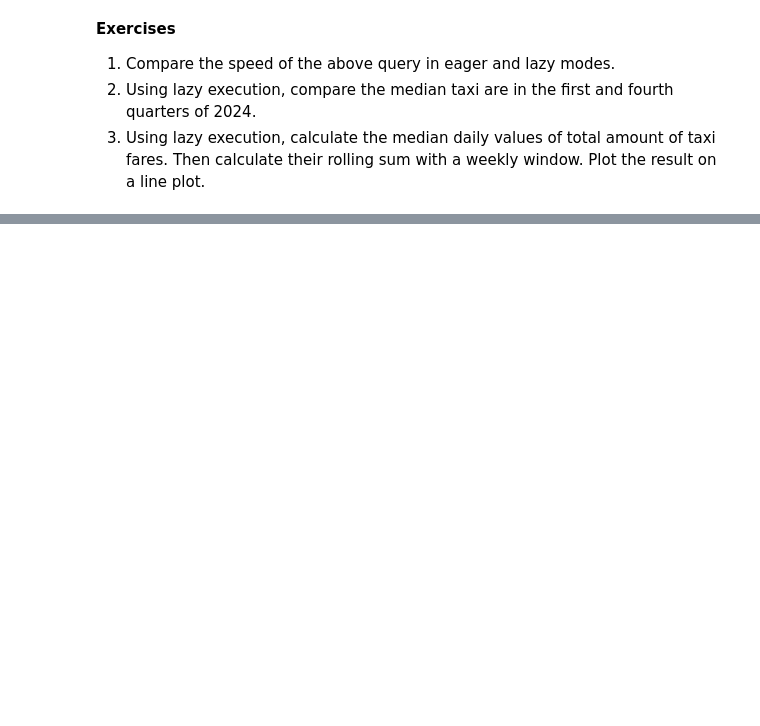
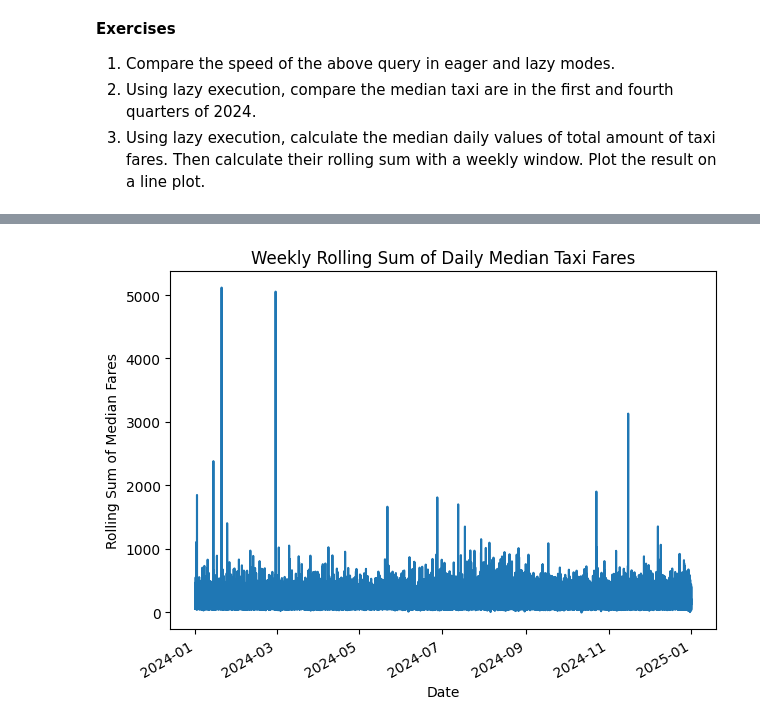
Before and after one commit to wozniakos10/MLOps, a Jupyter notebook: lab03/laboratory/notebook_polars.ipynb, the cells around one changed output, grey strips where cells are left out. Saved outputs shown, nothing was run; the diff lists cells and outputs as text; code cells hidden in the pictures; blank space fills up the shorter version.

```diff
--- a/lab03/laboratory/notebook_polars.ipynb
+++ b/lab03/laboratory/notebook_polars.ipynb
@@ -762,0 +1243,14 @@ Let's see an example of a lazy query that also heavily filters the data. This wi
+# %%
+filter_2024 = pl.col("tpep_pickup_datetime").dt.year() == 2024
+rolling_sum.filter(filter_2024).collect().to_pandas().plot.line(
+    x="tpep_pickup_datetime",
+    y="rolling_sum",
+    title="Weekly Rolling Sum of Daily Median Taxi Fares",
+    xlabel="Date",
+    ylabel="Rolling Sum of Median Fares",
+    legend=False,
+)
+plt.tight_layout()
+plt.show()
+# %% [output]
+[figure, added]
```
Also changed, not shown: parts of 30 cells of this notebook.
